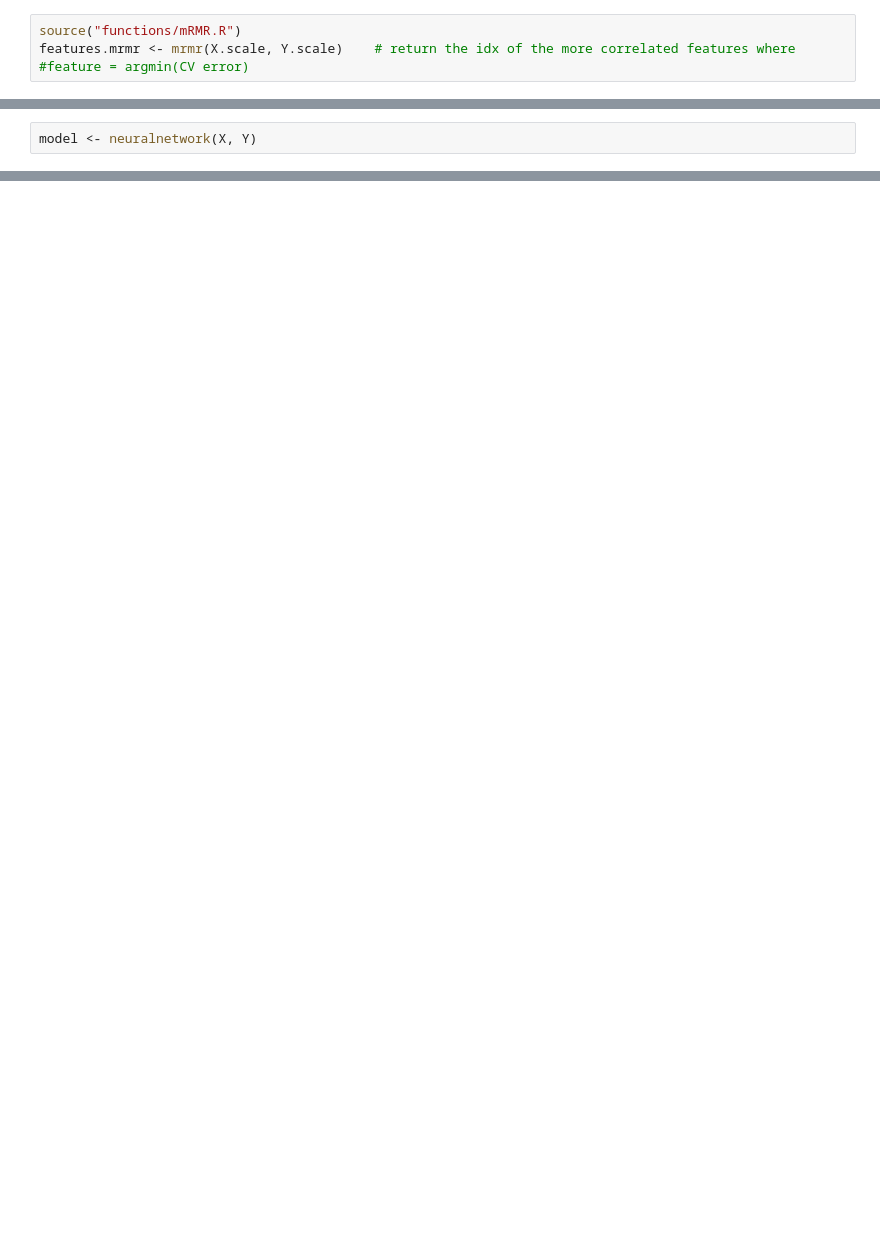
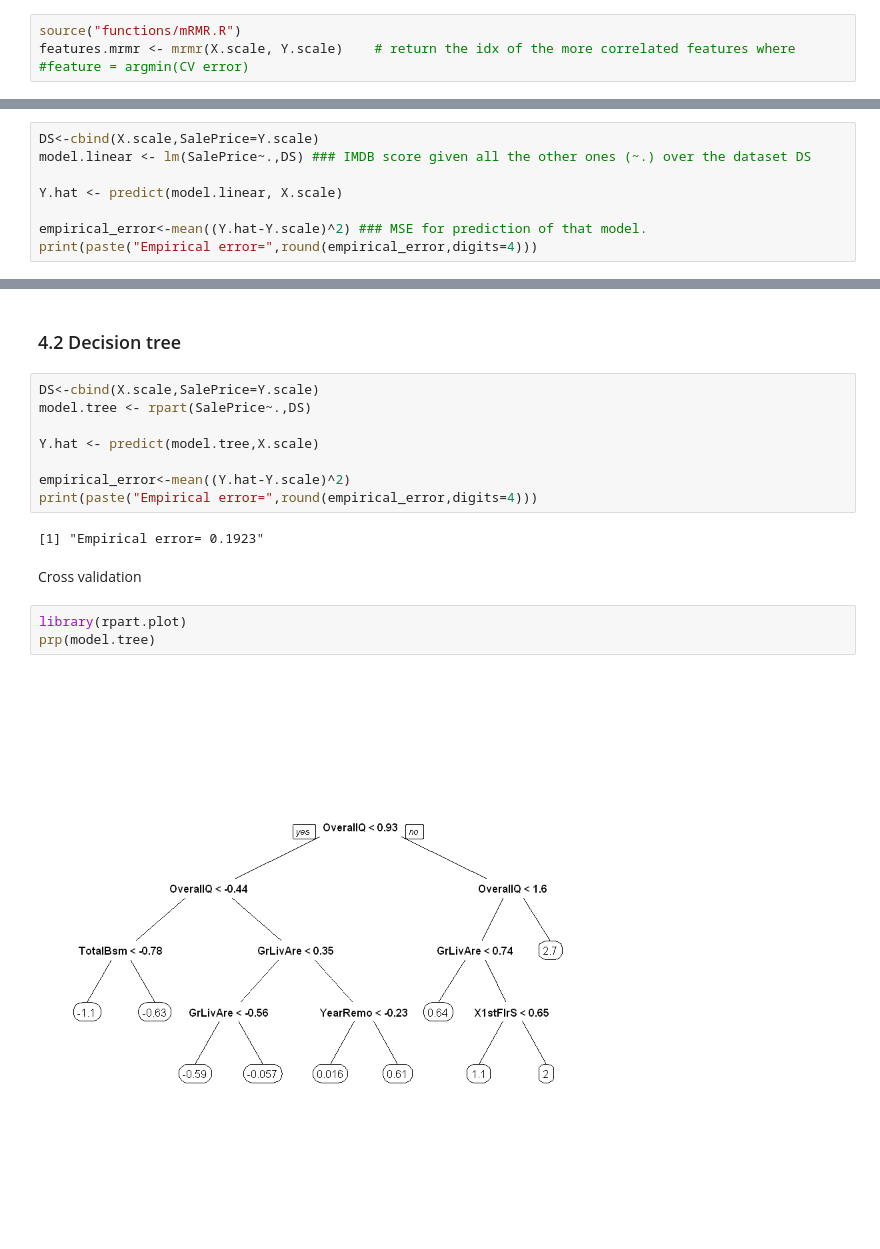
Before and after one commit to BBberghman/INFOF422-Kaggle, a Jupyter notebook: INFOF422_BerghmanErica.ipynb, the cells around one changed output, grey strips where cells are left out. Saved outputs shown, nothing was run; the diff lists cells and outputs as text; blank space fills up the shorter version.

Commit message:
modele

```diff
--- a/INFOF422_BerghmanErica.ipynb
+++ b/INFOF422_BerghmanErica.ipynb
@@ -167,2 +162,0 @@ tables and pseudo-code to describe the feature selection procedure is encouraged
-# %%
-model <- neuralnetwork(X, Y)
@@ -168,0 +167,8 @@ model <- neuralnetwork(X, Y)
+# %%
+DS<-cbind(X.scale,SalePrice=Y.scale)
+model.linear <- lm(SalePrice~.,DS) ### IMDB score given all the other ones (~.) over the dataset DS
+
+Y.hat <- predict(model.linear, X.scale)
+
+empirical_error<-mean((Y.hat-Y.scale)^2) ### MSE for prediction of that model.
+print(paste("Empirical error=",round(empirical_error,digits=4)))
@@ -168,0 +222,19 @@ model <- neuralnetwork(X, Y)
+# %% [markdown]
+### 4.2 Decision tree
+# %%
+DS<-cbind(X.scale,SalePrice=Y.scale)
+model.tree <- rpart(SalePrice~.,DS)
+
+Y.hat <- predict(model.tree,X.scale)
+
+empirical_error<-mean((Y.hat-Y.scale)^2)
+print(paste("Empirical error=",round(empirical_error,digits=4)))
+# %% [output]
+[1] "Empirical error= 0.1923"
+# %% [markdown]
+Cross validation
+# %%
+library(rpart.plot)
+prp(model.tree)
+# %% [output]
+[figure, added]
```
Also changed, not shown: parts of 42 cells of this notebook, 2 other files.
